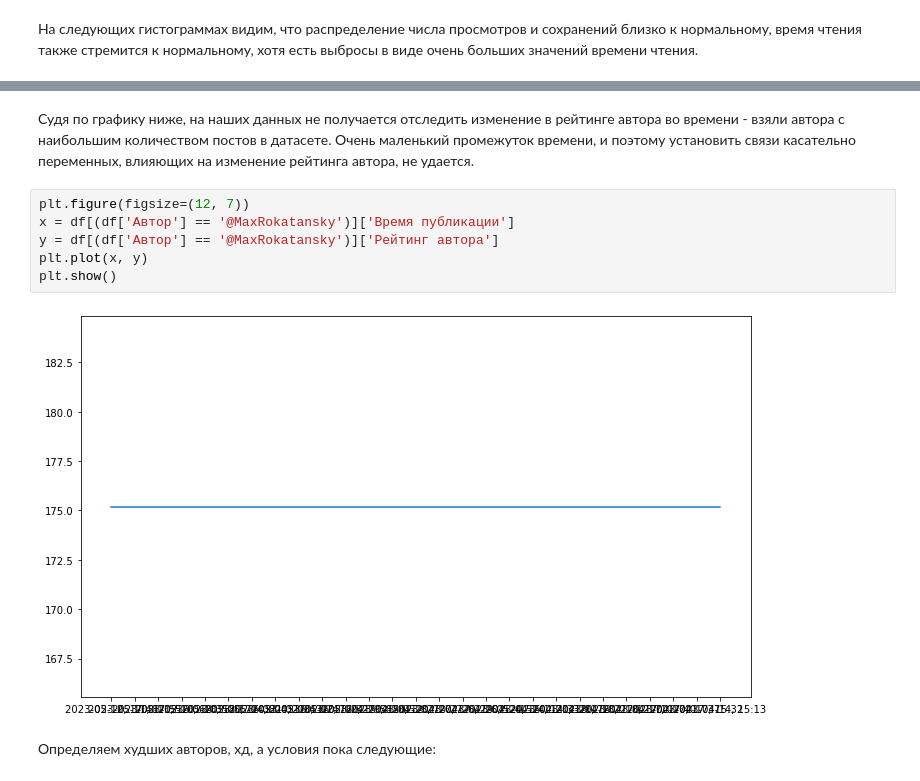
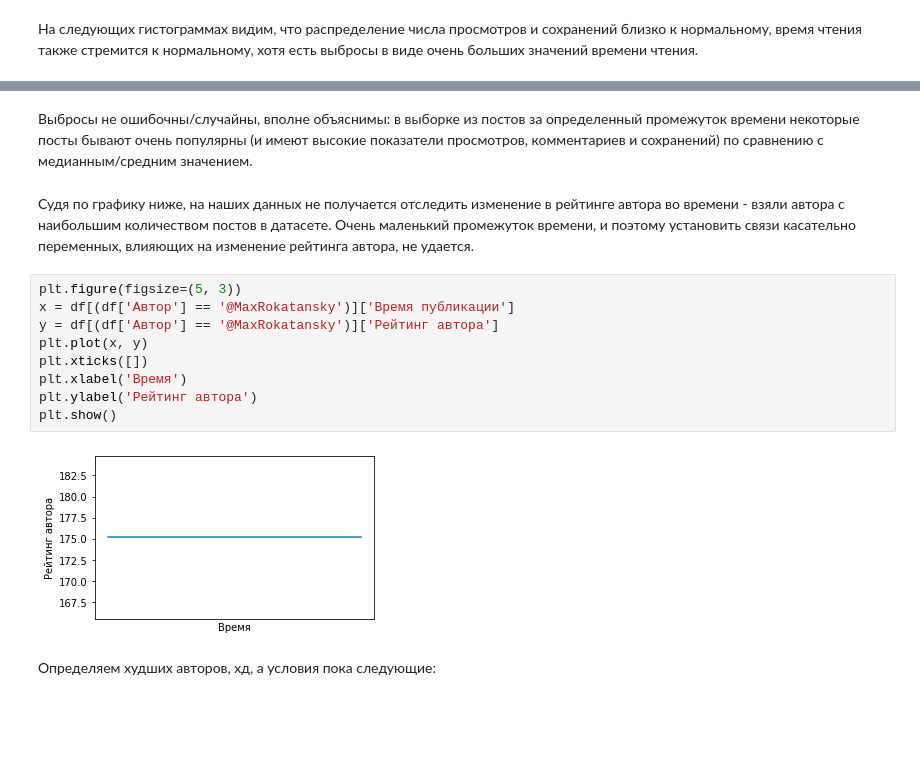
Before and after one commit to IrinaKhrisanfova/genii_pythona, a Jupyter notebook: EDA_vis.ipynb, the cells around one changed output, grey strips where cells are left out. Cells and saved outputs as stored; diff of their text form; blank space fills up the shorter version.

```diff
--- a/EDA_vis.ipynb
+++ b/EDA_vis.ipynb
@@ -84,13 +114,18 @@ df[columns].apply(lambda x: np.log(x + 1)).hist(figsize=(20, 8));
+# %% [markdown]
+Выбросы не ошибочны/случайны, вполне объяснимы: в выборке из постов за определенный промежуток времени некоторые посты бывают очень популярны (и имеют высокие показатели просмотров, комментариев и сохранений) по сравнению с медианным/средним значением.
 # %% [markdown]
 Судя по графику ниже, на наших данных не получается отследить изменение в рейтинге автора во времени - взяли автора с наибольшим количеством постов в датасете. Очень маленький промежуток времени, и поэтому установить связи касательно переменных, влияющих на изменение рейтинга автора, не удается.
 # %%
-plt.figure(figsize=(12, 7))
+plt.figure(figsize=(5, 3))
 x = df[(df['Автор'] == '@MaxRokatansky')]['Время публикации']
 y = df[(df['Автор'] == '@MaxRokatansky')]['Рейтинг автора']
 plt.plot(x, y)
+plt.xticks([])
+plt.xlabel('Время')
+plt.ylabel('Рейтинг автора')
 plt.show()
 # %% [output]
-[figure, old version]
+[figure, new version]
 # %% [markdown]
   Определяем худших авторов, хд, а условия пока следующие:
 # %%
```
Also changed, not shown: parts of 14 cells of this notebook.
